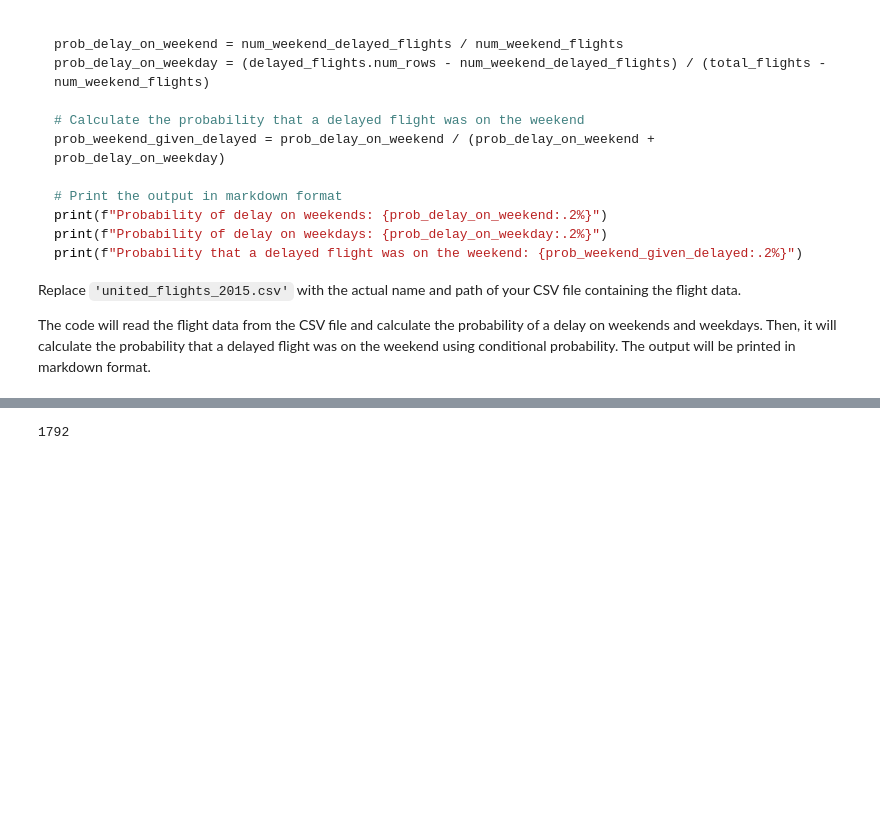
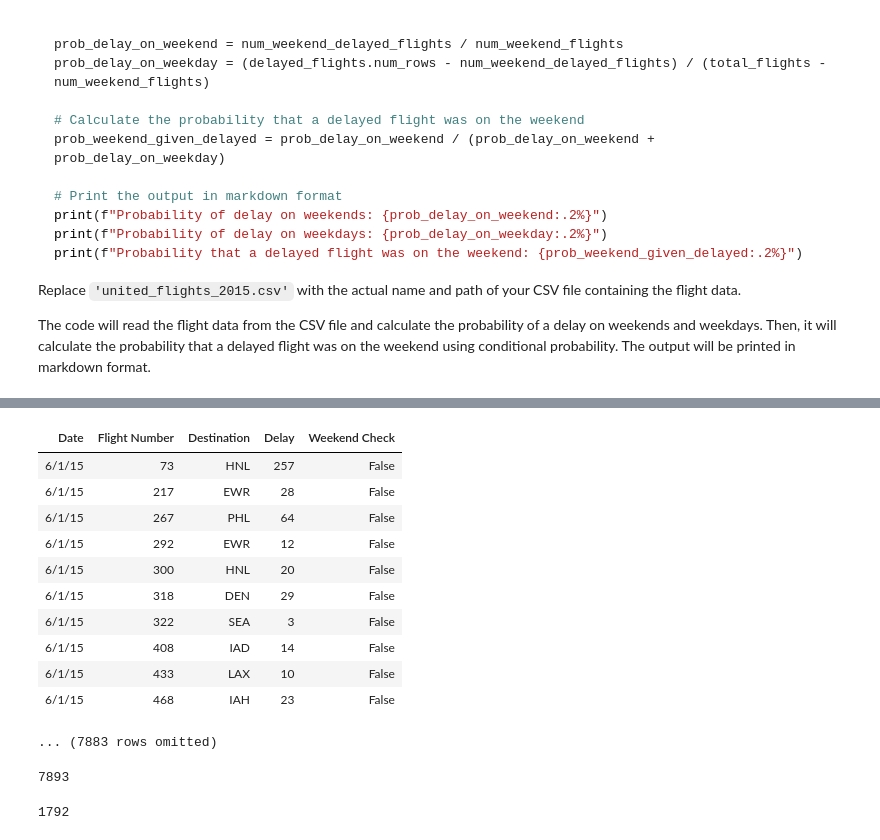
Before and after one commit to ucsb-ds/cmpsc5a-llm-fall24-students, a Jupyter notebook: lectures/Notebook-6.ipynb, the cells around one changed output, grey strips where cells are left out. Saved outputs shown, nothing was run; the diff lists cells and outputs as text; code cells hidden in the pictures; blank space fills up the shorter version.

```diff
--- a/lectures/Notebook-6.ipynb
+++ b/lectures/Notebook-6.ipynb
@@ -502,3 +545,23 @@ delayed_flights = united_flights.where('Delay', are.above(0))
+# %%
+delayed_flights = united_flights.where('Delay', are.above(0))
+delayed_flights
+# %% [output]
+| Date | Flight Number | Destination | Delay | Weekend Check |
+| 6/1/15 | 73 | HNL | 257 | False |
+| 6/1/15 | 217 | EWR | 28 | False |
+| 6/1/15 | 267 | PHL | 64 | False |
+| 6/1/15 | 292 | EWR | 12 | False |
+| 6/1/15 | 300 | HNL | 20 | False |
+| 6/1/15 | 318 | DEN | 29 | False |
+| 6/1/15 | 322 | SEA | 3 | False |
+| 6/1/15 | 408 | IAD | 14 | False |
+| 6/1/15 | 433 | LAX | 10 | False |
+| 6/1/15 | 468 | IAH | 23 | False |
+... (7883 rows omitted)
+# %%
+delayed_flights.num_rows
+# %% [output]
+7893
 # %%
 delayed_flights_weekend = delayed_flights.where('Weekend Check', True)
 delayed_flights_weekday = delayed_flights.where('Weekend Check', False)
```
Also changed, not shown: parts of 8 cells of this notebook.
